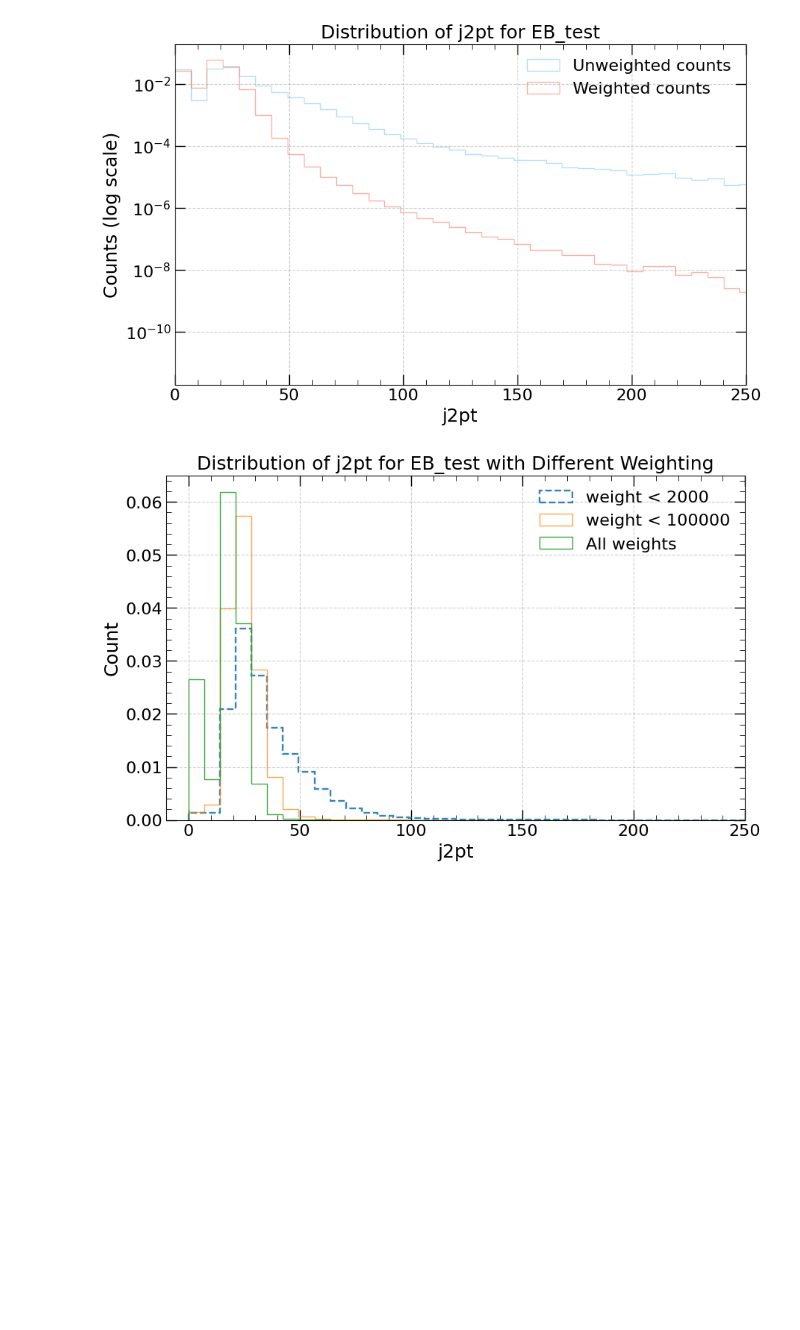
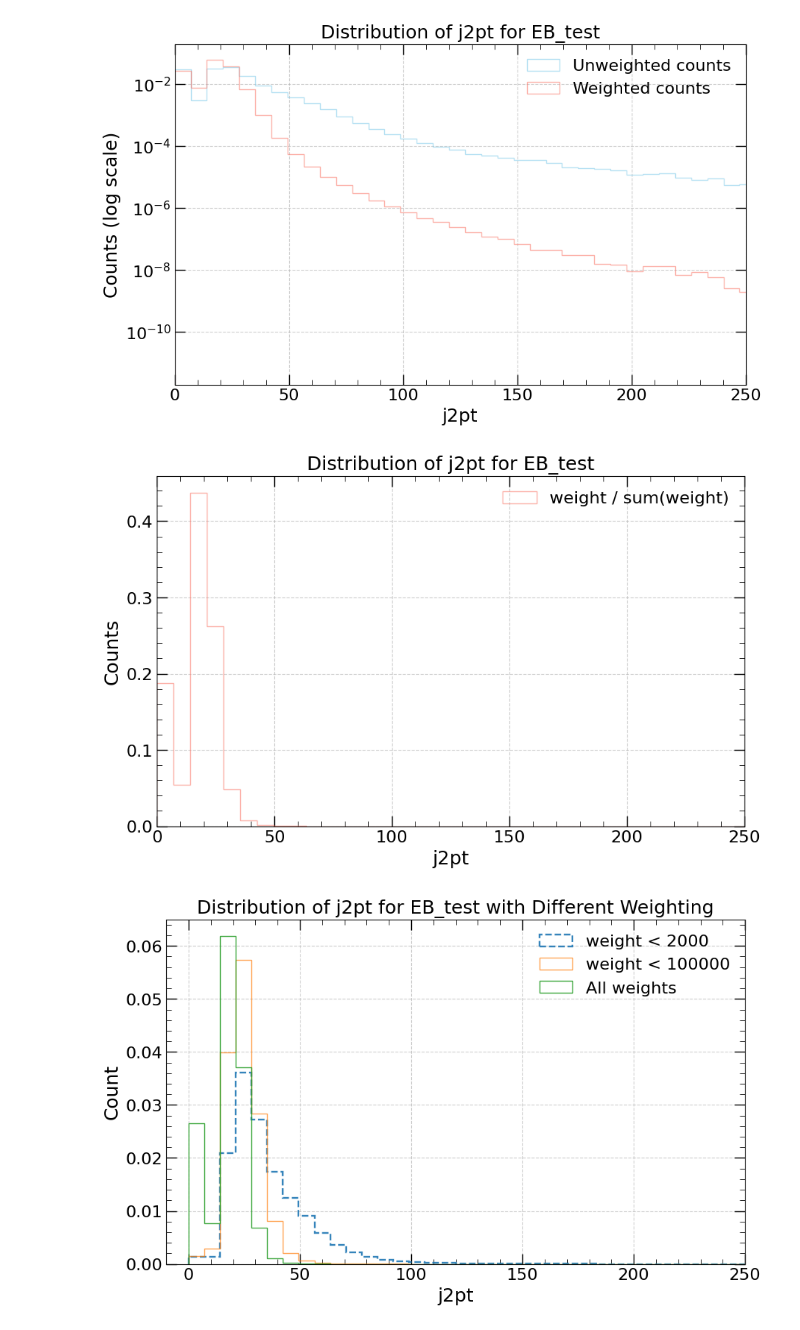
Before and after one commit to raktim711/AIMS-project---Anomaly-Detection, a Jupyter notebook: WeightStudy.ipynb, the cells around one changed output. Saved outputs shown, nothing was run; the diff lists cells and outputs as text; code cells hidden in the pictures; blank space fills up the shorter version.

```diff
--- a/WeightStudy.ipynb
+++ b/WeightStudy.ipynb
@@ -839,6 +839,10 @@ def plot_weighted_distributions(df, target_name, variable, nbins=70, norm=False)
     plt.legend()
     plt.grid(True, linestyle='--', alpha=0.6)
     plt.show()
+# %%
+plot_weighted_distributions(combined_hlt_df, 'EB_test', 'j2pt',nbins=100, norm=False)
+# %% [output]
+[figure, added]
 # %%
 # Filter by target to get the base DataFrame for plotting all events
 df_target = combined_hlt_df[combined_hlt_df['target'] == 'EB_test'].copy()
```
Also changed, not shown: parts of 6 cells of this notebook.
